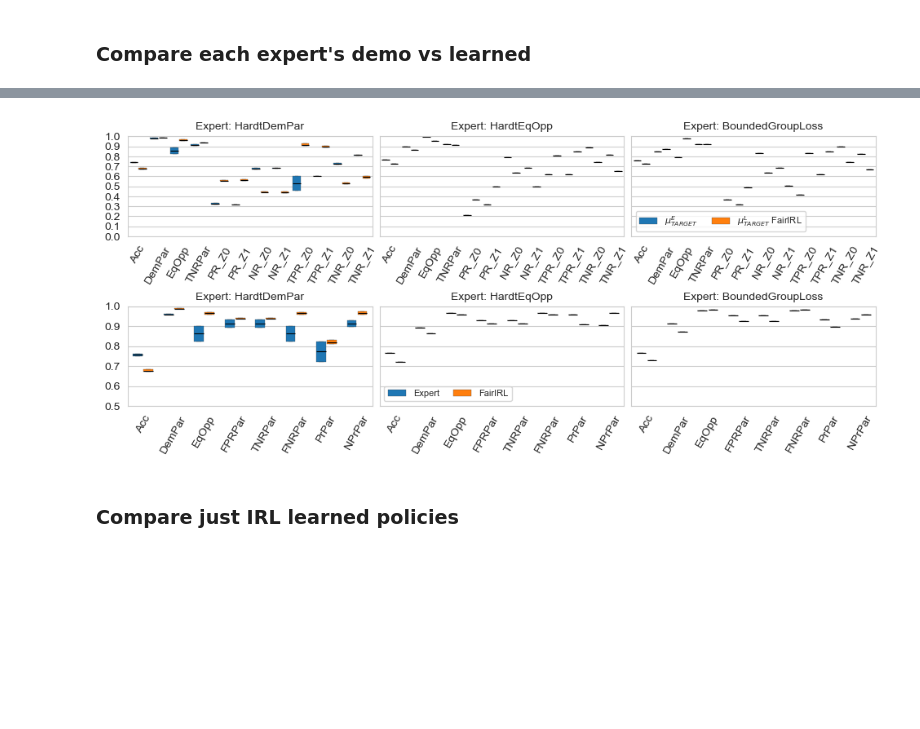
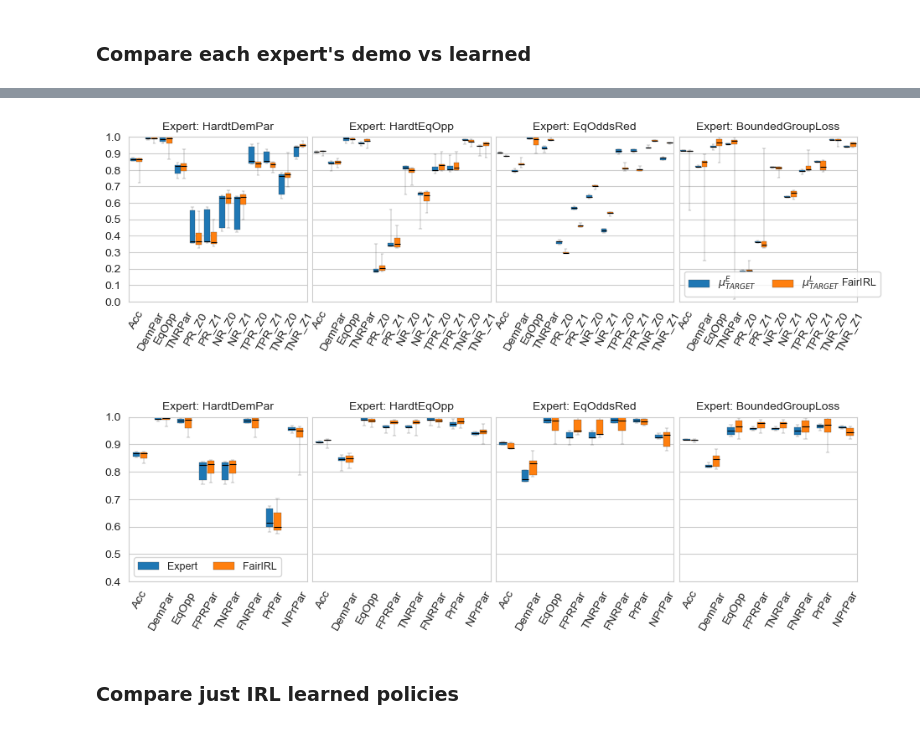
Before and after one commit to jackblandin/research, a Jupyter notebook: experiments/irl/Fair IRL Experiments.ipynb, the cells around one changed output, grey strips where cells are left out. Saved outputs shown, nothing was run; the diff lists cells and outputs as text; code cells hidden in the pictures; blank space fills up the shorter version.

```diff
--- a/experiments/irl/Fair IRL Experiments.ipynb
+++ b/experiments/irl/Fair IRL Experiments.ipynb
@@ -403,10 +523,12 @@ target_states = [
 expert_algos = [
 #     'OptAcc',
     'HardtDemPar',
-#     'HardtEqOpp',
+    'HardtEqOpp',
 #     'HardtTNRPar'
 #     'HardtFPRPar',
-#     'BoundedGroupLoss',
+#     'HardtFNRPar',
+    'HardtEqOdds',
+    'BoundedGroupLoss',
 #     'COMPAS',
 ]
 
@@ -612,6 +821,8 @@ rm: ../../data/experiment_output/fair_irl/exp_results/.DS_Store: No such file or
 # min_exp_timestamp = '2023-08-12 20:22:00'  # Cutoff for results of main text in AAAI submission
 if exp_info['EXPERIMENT_NAME'] == 'ACSIncome_MA_to_MS_jan8_44':
     min_exp_timestamp = '2024-01-11 18:36:00'
+elif exp_info['EXPERIMENT_NAME'] == 'boston_to_adult_jan8_44':
+    min_exp_timestamp = '2024-01-14 00:00:00'
 else:
     min_exp_timestamp = '2024-01-01 00:00:00'  # Cutoff for results on Appendix D.4 (progressively increasing expert)
 
@@ -852,7 +1081,7 @@ plt.rc('axes', titlesize=10*size_mult)     # fontsize of the axes title
 plt.rc('axes', labelsize=10*size_mult)    # fontsize of the x and y axes labels
 plt.rc('xtick', labelsize=10*size_mult)    # fontsize of the tick labels
 plt.rc('ytick', labelsize=10*size_mult)    # fontsize of the tick labels
-plt.rc('legend', fontsize=8*size_mult)    # legend fontsize
+plt.rc('legend', fontsize=9*size_mult)    # legend fontsize
 plt.rc('figure', titlesize=10*size_mult)  # fontsize of the figure title
 
 print('Experiment ID:', exp_info['EXPERIMENT_NAME'])
@@ -887,8 +1116,8 @@ fig, axes, mu_dfs, w_dfs, perf_dfs = plot_results_target_domain(
 #         'OptAcc',
         'HardtDemPar',
         'HardtEqOpp',
+        'HardtEqOdds',
         'BoundedGroupLoss',
-#         'HardtFPRPar'
 #         'COMPAS',
     ],
     source_dataset=experiments[-1]['DATASET'],
@@ -902,7 +1131,7 @@ fig, axes, mu_dfs, w_dfs, perf_dfs = plot_results_target_domain(
     mu_ylim=(0, 1.0),
     mu_whis=[1, 99],
     perf_noise_factor=0,
-    perf_ylim=(.5, 1),
+    perf_ylim=(.4, 1),
     perf_yticks=np.linspace(0, 1, 11).round(2),
     size_mult=size_mult,
     mu_hue_order=[
@@ -919,8 +1148,8 @@ fig, axes, mu_dfs, w_dfs, perf_dfs = plot_results_target_domain(
         'FairIRL Learned (target)',
 #         'Beh Clone Learned (target)',
     ],
-    figsize=(10, 4),
-    perf_leg_ax=1,
+    figsize=(10, 6),
+    perf_leg_ax=0,
 )
 
 rotation = 60
@@ -933,13 +1162,26 @@ else:
     axes[1].tick_params(axis='x', rotation=rotation)
 
 
-for i, label in enumerate(axes[1][1].get_legend().get_texts()):
+for i, label in enumerate(axes[1][0].get_legend().get_texts()):
     text = label.get_text()
     label.set_text(text.replace(' (target)', '').replace(' Learned', ''))
 
+for i, _ in enumerate(axes[0]):
+    labels = [item.get_text() for item in axes[0][i].get_xticklabels()]
+#     labels[1] = labels[1].replace('DemPar', 'PRPar')
+#     labels[2] = labels[2].replace('EqOpp', 'TPRPar')
+    axes[0][i].set_xticklabels(labels)
+
 for i, _ in enumerate(axes[1]):
     labels = [item.get_text() for item in axes[1][i].get_xticklabels()]
+#     labels[1] = labels[1].replace('DemPar', 'PRPar')
+#     labels[2] = labels[2].replace('EqOpp', 'TPRPar')
     labels[-2] = labels[-2].replace('PredPar', 'PrPar')
     labels[-1] = labels[-1].replace('NegPredPar', 'NPrPar')
     axes[1][i].set_xticklabels(labels)
+
+for ax_i, ax in enumerate(axes):
+    for plot_i, plot in enumerate(ax):
+        title = plot.get_title()
+        plot.set_title(title.replace('HardtEqOdds', 'EqOddsRed'))
 # %% [output]
@@ -949,4 +1205,4 @@ TARGET DATASET: Adult
-[figure, old version]
+[figure, new version]
 # %% [markdown]
 ### Compare just IRL learned policies
 # %%
```
Also changed, not shown: parts of 10 cells of this notebook, 2 other files.
